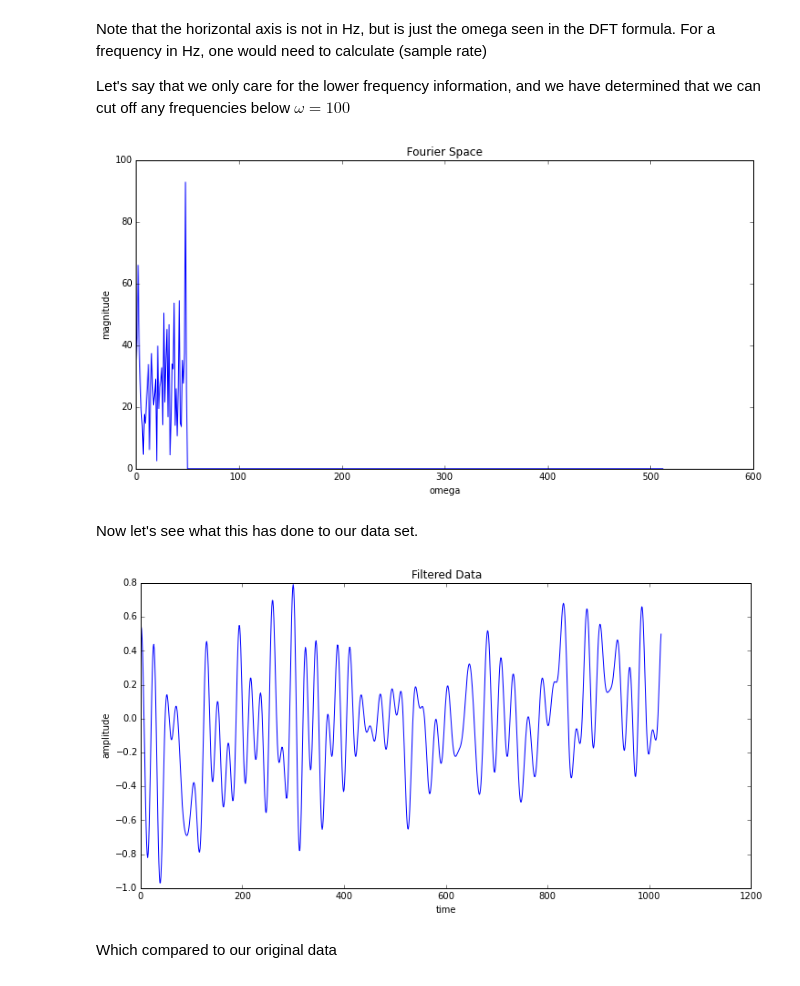
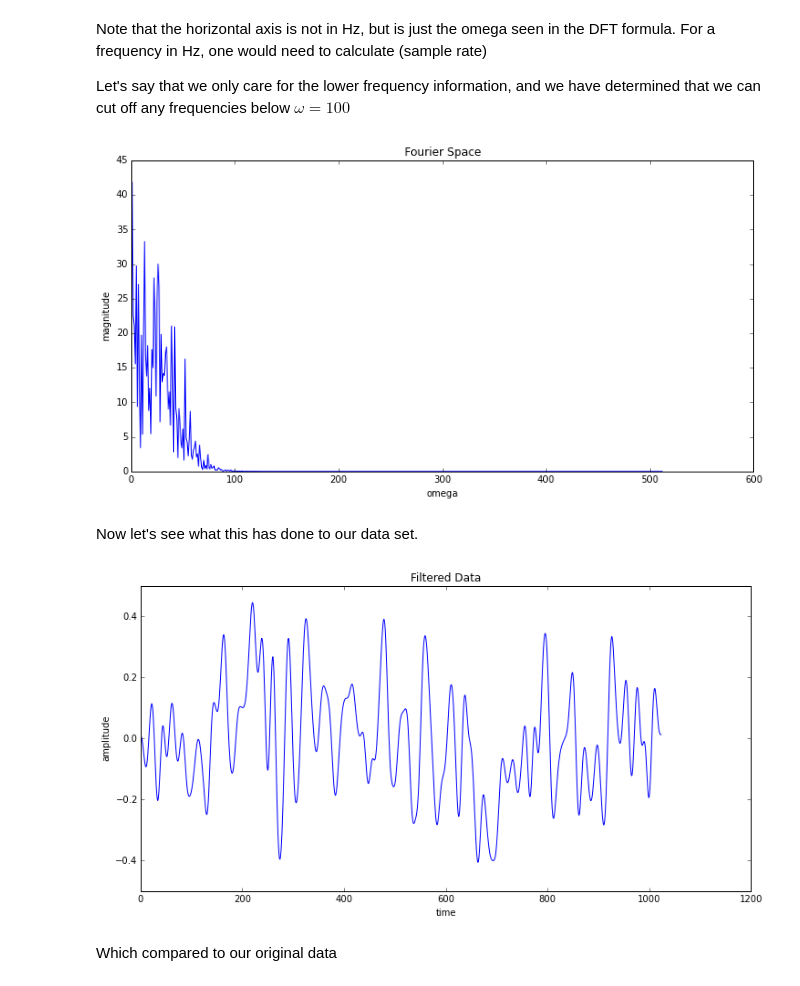
Before and after one commit to kylehovey/Fourier-Transform-Notebook, a Jupyter notebook: The Discrete Fourier Transform.ipynb, the cells around one changed output. Cells and saved outputs as stored; diff of their text form; code cells hidden in the pictures.

Commit message:
Added a smooth sigmoid cutoff filter

```diff
--- a/The Discrete Fourier Transform.ipynb
+++ b/The Discrete Fourier Transform.ipynb
@@ -193,14 +193,19 @@ Note that the horizontal axis is not in Hz, but is just the omega seen in the DF
 Let's say that we only care for the lower frequency information, and we have determined that we can cut off any frequencies below $\omega = 100$
 # %%
 cutoff = 50
+rate = 0.1
 
-for i in range(len(DFT)-cutoff):
-    DFT[cutoff+i] = 0
+sigmoid = lambda t, r, shift: 1.0 - 1.0/(1+numpy.exp(rate*(-t+shift))) #Sigmoid function that rolls off at shift point
+
+#for i in range(len(DFT)-cutoff):
+#    DFT[cutoff+i] = 0
+
+DFT = [sigmoid(t, rate, cutoff)*DFT[t] for t in range(len(DFT))]
 
 setup_graph(title='Fourier Space', x_label='omega', y_label='magnitude', fig_size=(12,6))
 _ = plot([abs(i) for i in DFT])
 # %% [output]
-[figure, old version]
+[figure, new version]
 # %% [markdown]
 Now let's see what this has done to our data set.
 # %%
@@ -209,7 +214,7 @@ i_DFT = numpy.fft.irfft(DFT)
 setup_graph(title='Filtered Data', x_label='time', y_label='amplitude', fig_size=(12,6))
 _ = plot(i_DFT)
 # %% [output]
-[figure, old version]
+[figure, new version]
 # %% [markdown]
 Which compared to our original data
 # %%
```
Also changed, not shown: parts of 3 cells of this notebook.
